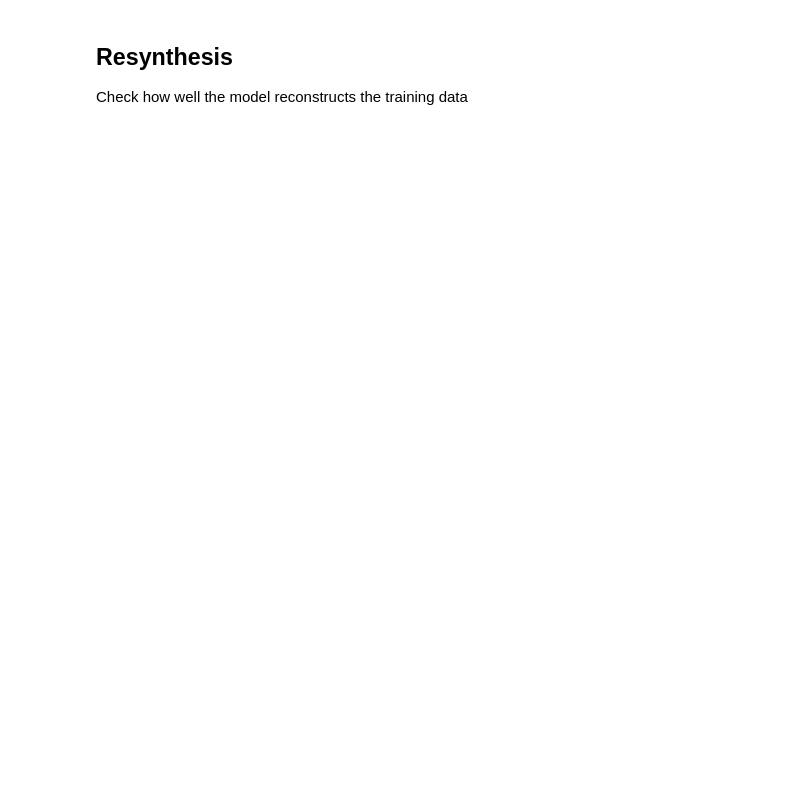
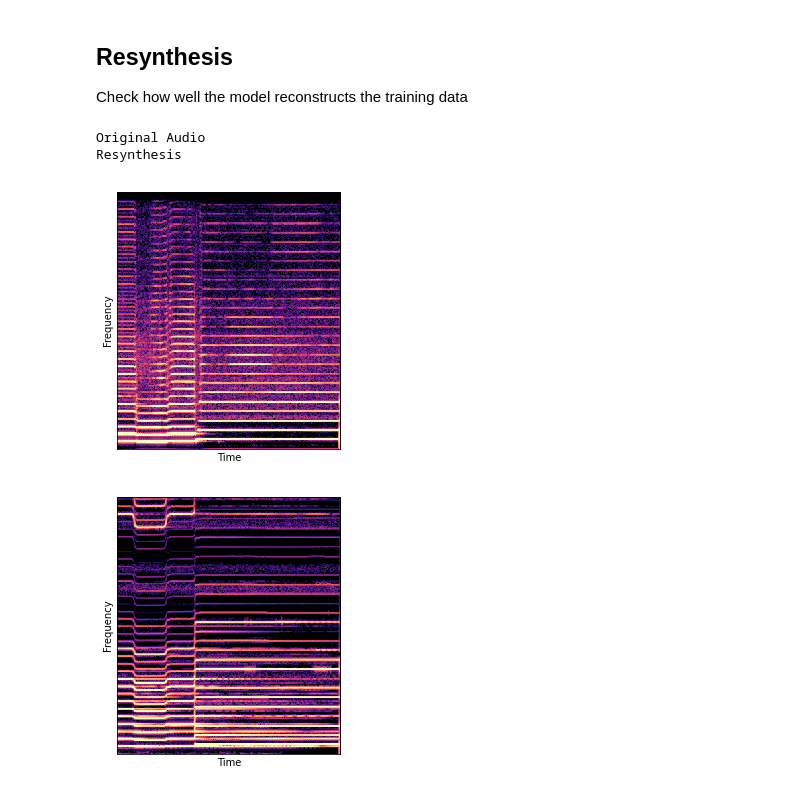
Before and after one commit to XinjianOUYANG/Pole_Projet_DDSP, a Jupyter notebook: train_local_solo.ipynb, the cells around one changed output. Drawn from its saved outputs; the diff is of its cells as text; code cells hidden in the pictures; blank space fills up the shorter version.

```diff
--- a/train_local_solo.ipynb
+++ b/train_local_solo.ipynb
@@ -16,7 +19,7 @@ sample_rate = 16000
 # %% [markdown]
 ### This DRIVE_DIR must includes your audio files
 # %%
-DRIVE_DIR = './Pretrained_ Models_for_T2/training'
+DRIVE_DIR = './Pretrained_ Models_for_T2/training_solo'
 assert os.path.exists(DRIVE_DIR)
 # %%
 # create all directories leading up to the given directory that do not exist already.
@@ -151,32 +183,37 @@ Check how well the model reconstructs the training data
 # %%
 data_provider = ddsp.training.data.TFRecordProvider(TRAIN_TFRECORD_FILEPATTERN)
 dataset = data_provider.get_batch(batch_size=1, shuffle=False)
 
 try:
   batch = next(iter(dataset))
 except OutOfRangeError:
   raise ValueError(
       'TFRecord contains no examples. Please try re-running the pipeline with '
       'different audio file(s).')
 
 # Parse the gin config.
 gin_file = os.path.join(SAVE_DIR, 'operative_config-0.gin')
 gin.parse_config_file(gin_file)
 
 # Load model
 model = ddsp.training.models.Autoencoder()
 model.restore(SAVE_DIR)
 
 # Resynthesize audio.
 outputs = model(batch, training=False)
 audio_gen = model.get_audio_from_outputs(outputs)
 audio = batch['audio']
 
 print('Original Audio')
-specplot(audio)
+utils.specplot(audio)
 
 print('Resynthesis')
-specplot(audio_gen)
+utils.specplot(audio_gen)
+# %% [output]
+Original Audio
+Resynthesis
+[figure, added]
+[figure, added]
 # %%
 print('Original Audio')
 ipd.Audio(audio[0], rate = sample_rate)
```
Also changed, not shown: parts of 14 cells of this notebook, 17 other files.
